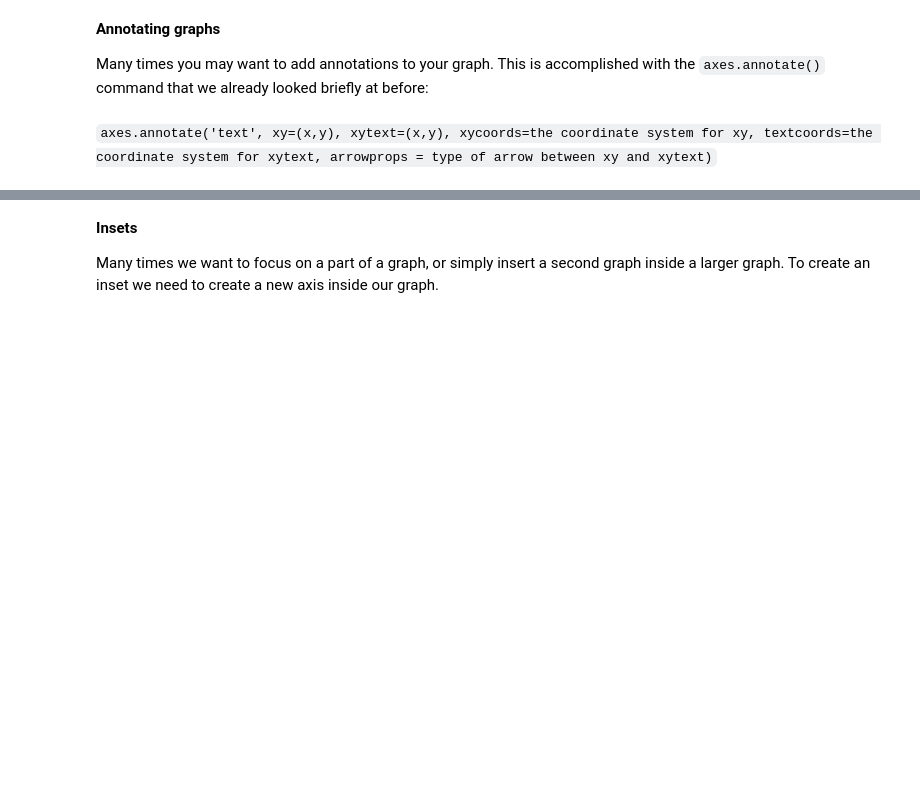
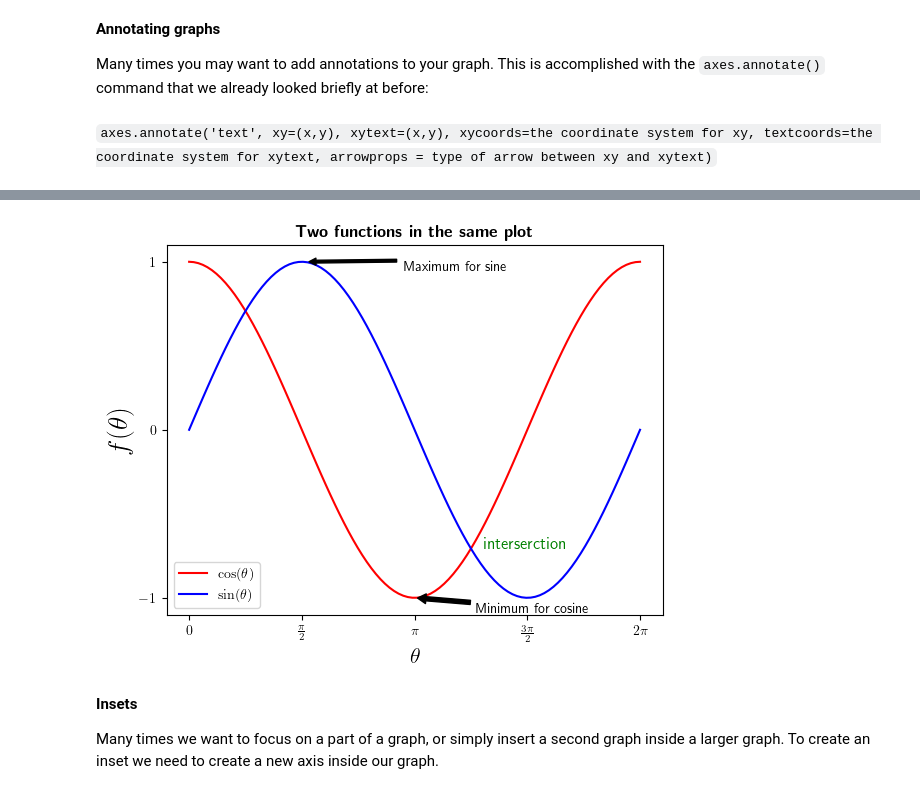
Before and after one commit to Miguelrr1912/Compu, a Jupyter notebook: Class3-temp.ipynb, the cells around one changed output, grey strips where cells are left out. Cells and saved outputs as stored; diff of their text form; code cells hidden in the pictures; blank space fills up the shorter version.

```diff
--- a/Class3-temp.ipynb
+++ b/Class3-temp.ipynb
@@ -758,3 +825,31 @@ plt.show()
+# %%
+#exercise
+plt.rcParams['text.usetex'] = True
+x = 2*np.pi*np.linspace(0,1,100)
+y1 = np.cos(x)
+y2 = np.sin(x)
+fig, ax = plt.subplots()
+ax.plot(x,y1, 'r', label = r'$\cos(\theta)$')
+ax.plot(x,y2, 'b', label = r'$\sin(\theta)$')
+ax.set_xlabel(r'$\theta$', fontsize = 16)
+ax.set_ylabel(r'$f(\theta)$', fontsize = 20)
+ax.set_xticks([0., 0.5*np.pi, np.pi, 1.5*np.pi, 2*np.pi],
+              labels = ["$0$", r"$\frac{\pi}{2}$",
+                       r"$\pi$", r"$\frac{3\pi}{2}$", r"$2\pi$"])
+ax.set_yticks([-1.0, 0., 1])
+ax.set_title(r'\textbf{Two functions in the same plot}')
+ax.legend()
+ax.annotate('Maximum for sine', xy = (1.6,1), xytext = (3,0.95),
+            arrowprops = dict(facecolor='black', width = 2, headwidth = 5,
+                              headlength = 5, shrink = 0.05))
+ax.annotate('Minimum for cosine', xy = (3.14,-1), xytext = (4,-1.0875),
+            arrowprops = dict(facecolor='black', width = 3, headwidth = 7,
+                              headlength = 6, shrink = -0.05))
+ax.text(3*np.pi/2-0.60, -np.sqrt(2)/2, 'interserction', fontsize=12, color='green')
+ax.text(5*np.pi/4, -np.sqrt(2)/2, '', fontsize=12, bbox=dict(boxstyle='round', facecolor='red', edgecolor='black'))
+plt.show()
+# %% [output]
+[figure, added]
 # %% [markdown]
 **Insets**
 
```
Also changed, not shown: parts of 30 cells of this notebook.
